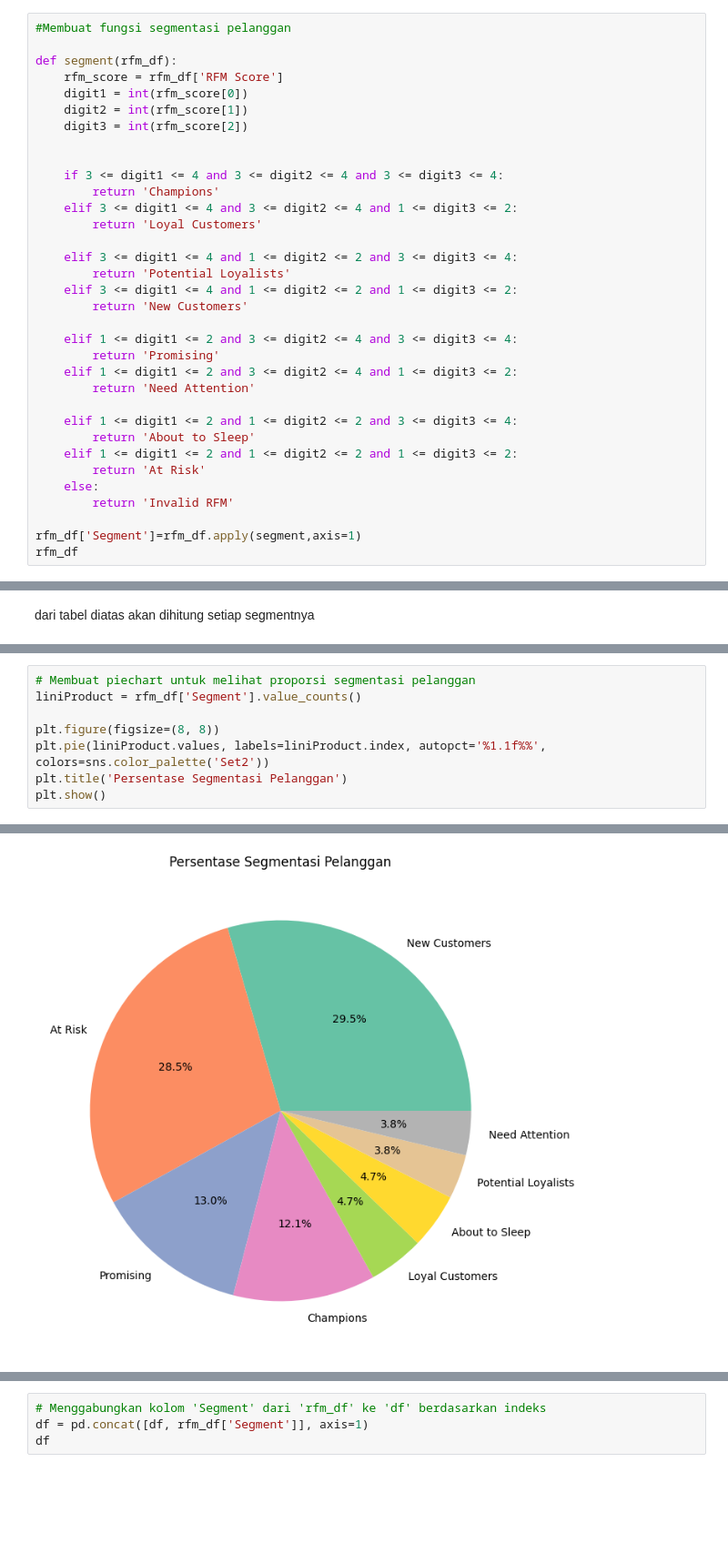
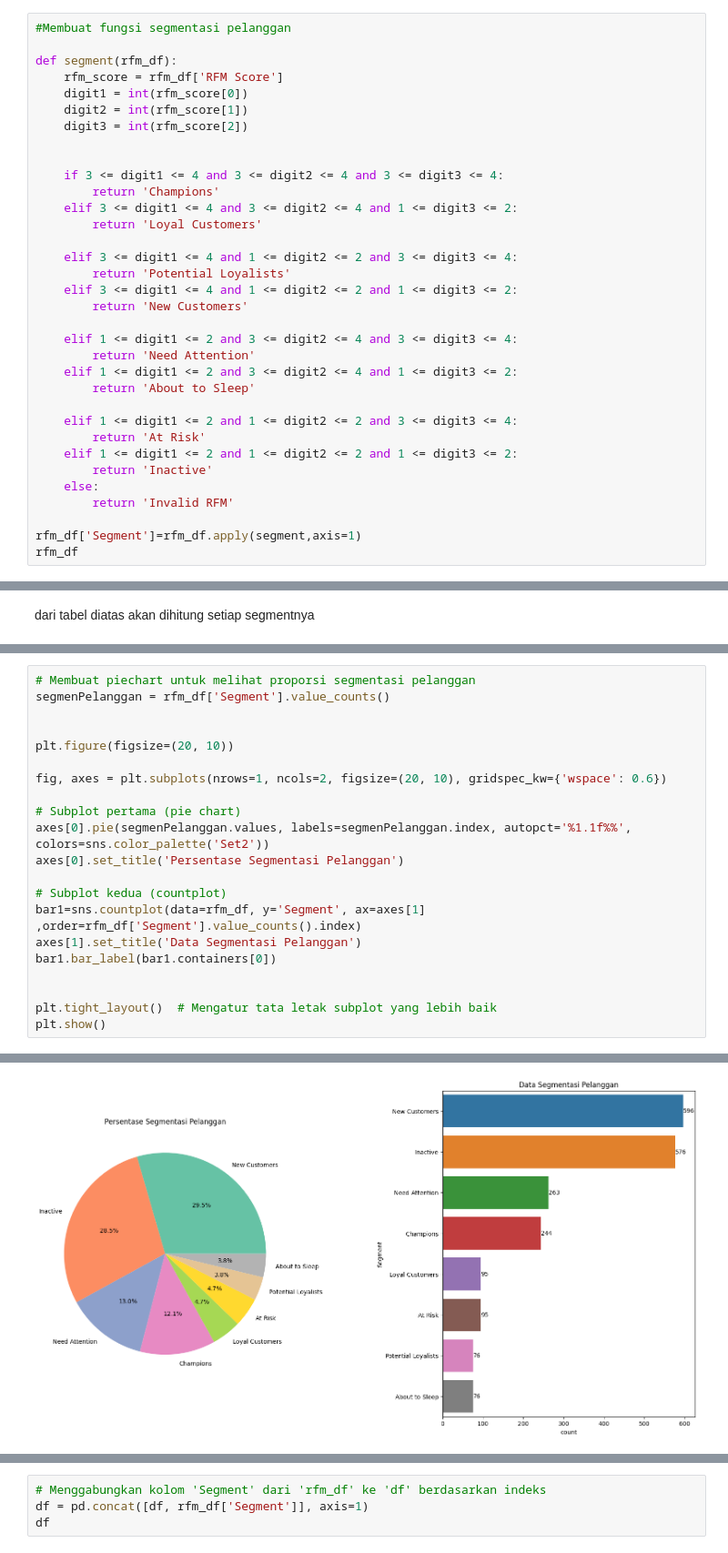
Before and after one commit to rifpratomo/Capstone2, a Jupyter notebook: Caps2 copy 2.ipynb, the cells around one changed output, grey strips where cells are left out. Shown at 91% size. Drawn from its saved outputs; the diff is of its cells as text; blank space fills up the shorter version.

```diff
--- a/Caps2 copy 2.ipynb
+++ b/Caps2 copy 2.ipynb
@@ -913,14 +867,14 @@ def segment(rfm_df):
         return 'New Customers'
 
     elif 1 <= digit1 <= 2 and 3 <= digit2 <= 4 and 3 <= digit3 <= 4:
-        return 'Promising'
+        return 'Need Attention'
     elif 1 <= digit1 <= 2 and 3 <= digit2 <= 4 and 1 <= digit3 <= 2:
-        return 'Need Attention'
+        return 'About to Sleep'
 
     elif 1 <= digit1 <= 2 and 1 <= digit2 <= 2 and 3 <= digit3 <= 4:
-        return 'About to Sleep'
+        return 'At Risk'
     elif 1 <= digit1 <= 2 and 1 <= digit2 <= 2 and 1 <= digit3 <= 2:
-        return 'At Risk'
+        return 'Inactive'
     else:
         return 'Invalid RFM'
 
@@ -960,9 +913,22 @@ Untuk melihat **proporsi** dari segmentasi pelanggan dibuat **grafik pie** untuk
 # %%
 # Membuat piechart untuk melihat proporsi segmentasi pelanggan
-liniProduct = rfm_df['Segment'].value_counts()
+segmenPelanggan = rfm_df['Segment'].value_counts()
 
-plt.figure(figsize=(8, 8))
-plt.pie(liniProduct.values, labels=liniProduct.index, autopct='%1.1f%%', colors=sns.color_palette('Set2'))
-plt.title('Persentase Segmentasi Pelanggan')
+
+plt.figure(figsize=(20, 10))
+
+fig, axes = plt.subplots(nrows=1, ncols=2, figsize=(20, 10), gridspec_kw={'wspace': 0.6})
+
+# Subplot pertama (pie chart)
+axes[0].pie(segmenPelanggan.values, labels=segmenPelanggan.index, autopct='%1.1f%%', colors=sns.color_palette('Set2'))
+axes[0].set_title('Persentase Segmentasi Pelanggan')
+
+# Subplot kedua (countplot)
+bar1=sns.countplot(data=rfm_df, y='Segment', ax=axes[1] ,order=rfm_df['Segment'].value_counts().index)
+axes[1].set_title('Data Segmentasi Pelanggan')
+bar1.bar_label(bar1.containers[0])
+
+
+plt.tight_layout()  # Mengatur tata letak subplot yang lebih baik
 plt.show()
 # %% [output]
@@ -969,4 +936,4 @@ plt.show()
-[figure, old version]
+[figure, new version]
 # %% [markdown]
 Dari grafik diatas berdasarkan Analisa RFM yang telah dilakukan memperlihatkan bahwa:
 
```
Also changed, not shown: parts of 53 cells of this notebook.
